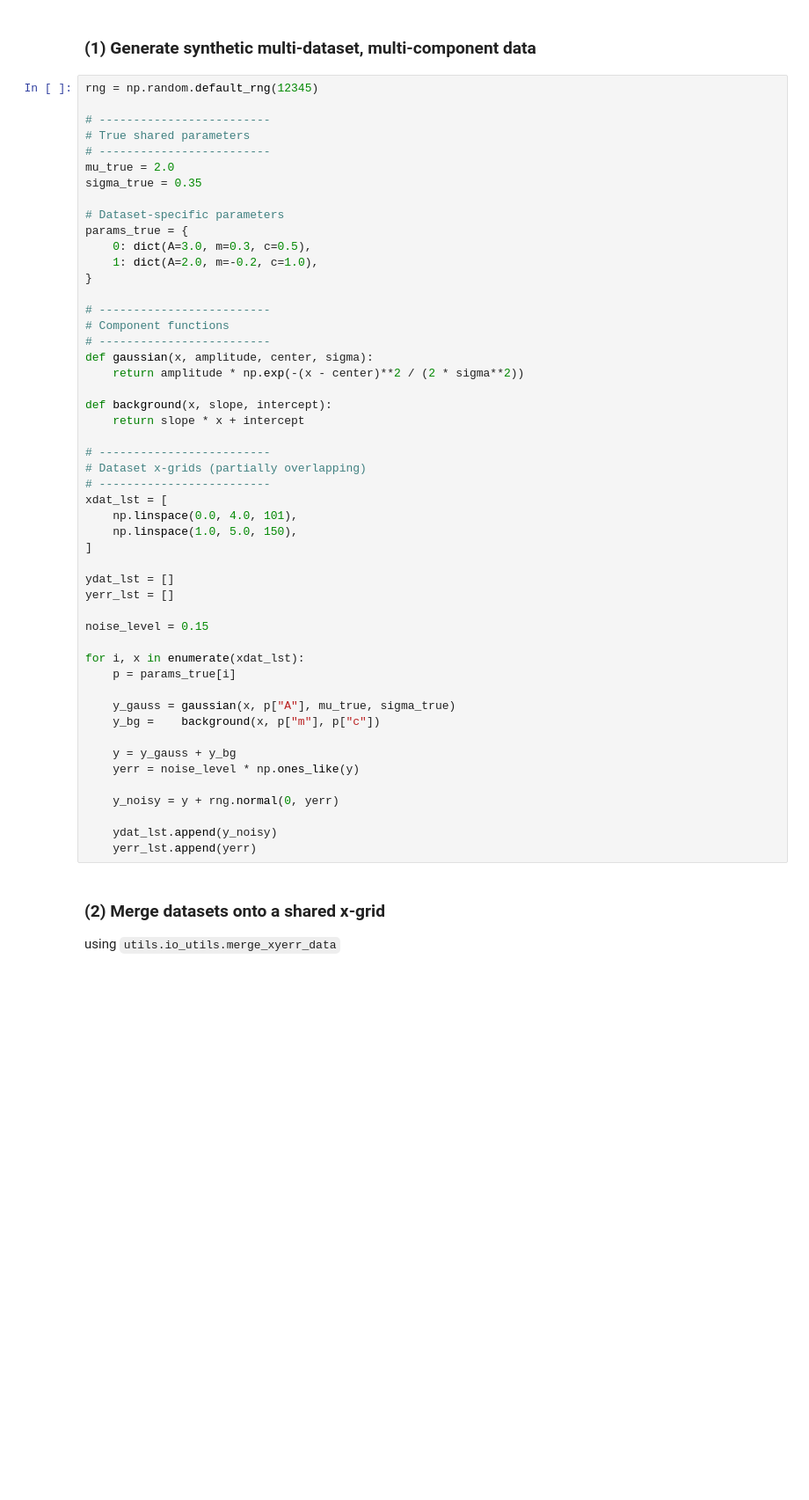
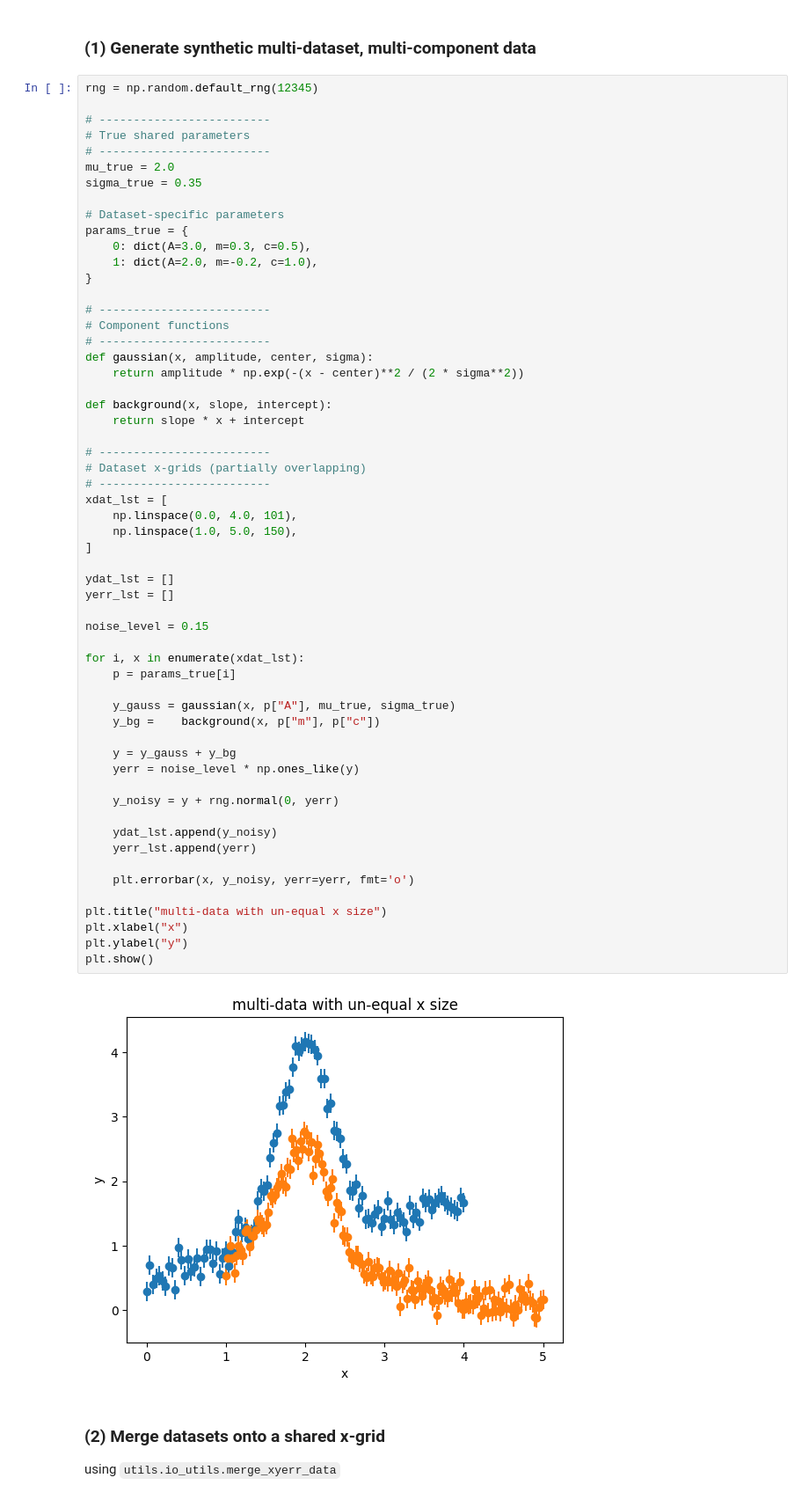
Before and after one commit to jazmaryphy/lmfit_global, a Jupyter notebook: examples/lgfit_multidataset_multicomponent2.ipynb, the cells around one changed output. Shown at 88% size. Drawn from its saved outputs; the diff is of its cells as text; blank space fills up the shorter version.

```diff
--- a/examples/lgfit_multidataset_multicomponent2.ipynb
+++ b/examples/lgfit_multidataset_multicomponent2.ipynb
@@ -51,33 +51,42 @@ def gaussian(x, amplitude, center, sigma):
 
 def background(x, slope, intercept):
     return slope * x + intercept
 
 # -------------------------
 # Dataset x-grids (partially overlapping)
 # -------------------------
 xdat_lst = [
     np.linspace(0.0, 4.0, 101),
     np.linspace(1.0, 5.0, 150),
 ]
 
 ydat_lst = []
 yerr_lst = []
 
 noise_level = 0.15
 
 for i, x in enumerate(xdat_lst):
     p = params_true[i]
 
     y_gauss = gaussian(x, p["A"], mu_true, sigma_true)
     y_bg =    background(x, p["m"], p["c"])
 
     y = y_gauss + y_bg
     yerr = noise_level * np.ones_like(y)
 
     y_noisy = y + rng.normal(0, yerr)
 
     ydat_lst.append(y_noisy)
     yerr_lst.append(yerr)
+
+    plt.errorbar(x, y_noisy, yerr=yerr, fmt='o')
+
+plt.title("multi-data with un-equal x size")
+plt.xlabel("x")
+plt.ylabel("y")
+plt.show()
+# %% [output]
+[figure, added]
 # %% [markdown]
 ### (2) Merge datasets onto a shared x-grid
 
```
Also changed, not shown: parts of 1 cell of this notebook, 16 other files.
